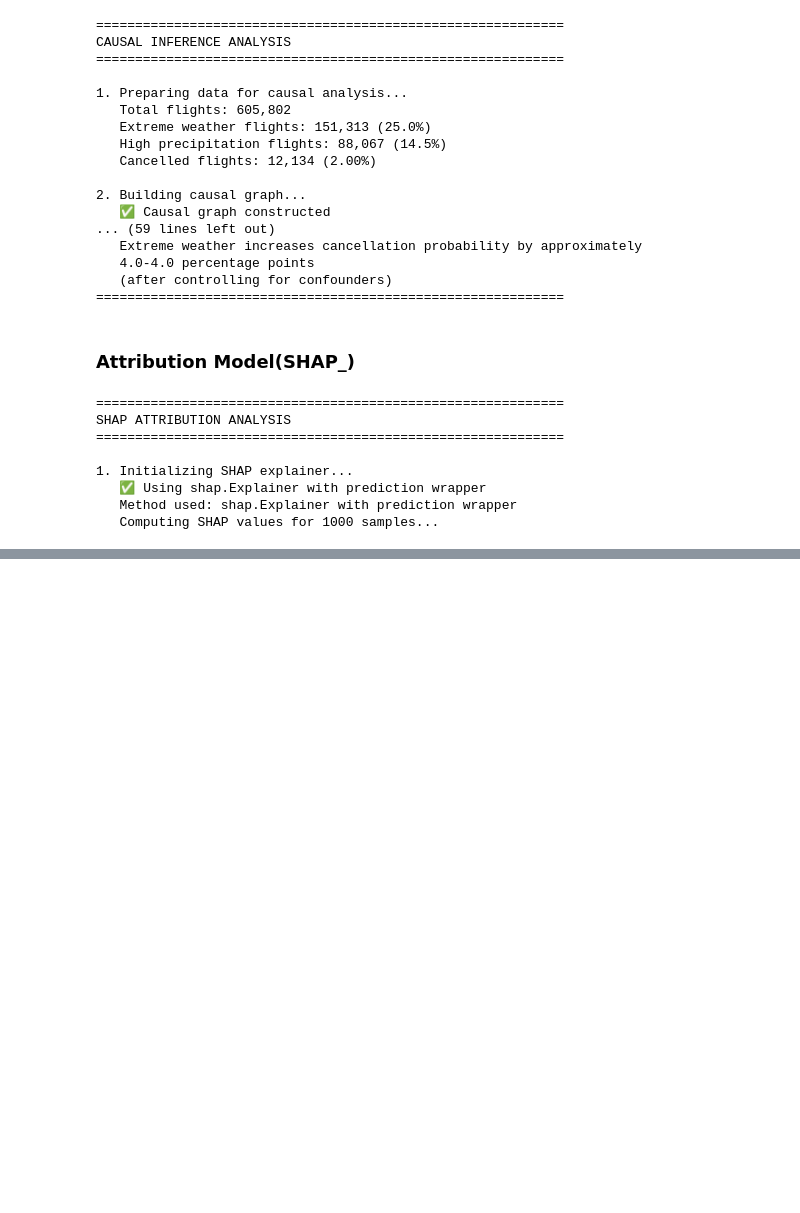
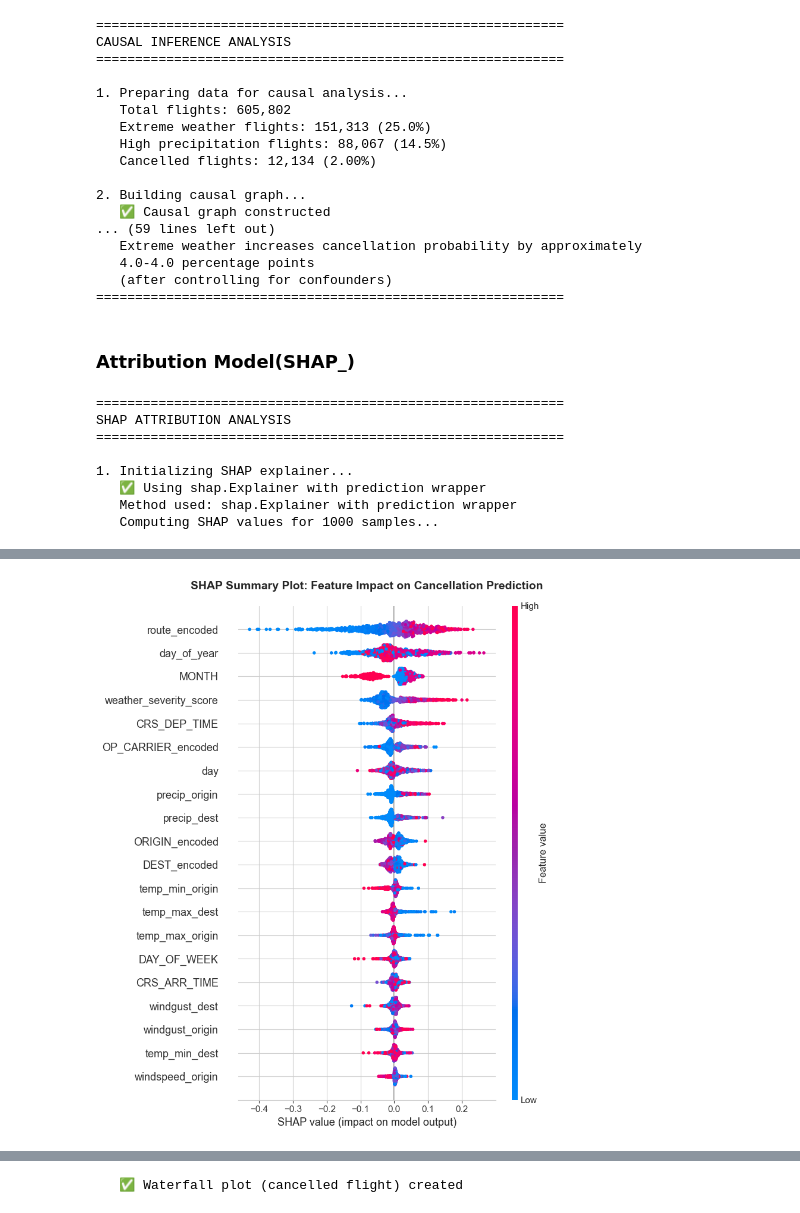
Before and after one commit to heyronith/causal-winds, a Jupyter notebook: project.ipynb, the cells around one changed output, grey strips where cells are left out. Cells and saved outputs as stored; diff of their text form; code cells hidden in the pictures; blank space fills up the shorter version.

```diff
--- a/project.ipynb
+++ b/project.ipynb
@@ -3093,13 +3093,32 @@ def xgb_predict_proba_wrapper(X):
     """Wrapper function for XGBoost predict_proba to work with SHAP"""
     return xgb_model_final.predict_proba(X)
 
+fallback_prediction_mean = float(xgb_model_final.predict_proba(X_train_scaled.iloc[:1000])[:, 1].mean())
+
+def scalar_expected_value(value, fallback=fallback_prediction_mean):
+    """Always return a float base value even if SHAP returns arrays."""
+    if value is None:
+        return fallback
+    try:
+        arr = np.asarray(value)
+        if arr.size == 0:
+            return fallback
+        return float(np.mean(arr))
+    except Exception:
+        try:
+            return float(value)
+        except Exception:
+            return fallback
+
 # Try multiple approaches to find one that works
 explainer = None
 explainer_method = None
 
 # Method 1: Use Explainer with prediction function (most compatible)
 try:
-    explainer = shap.Explainer(xgb_predict_proba_wrapper, X_train_scaled.iloc[:1000])
+    masker_sample = X_train_scaled.iloc[:1000]
+    masker = shap.maskers.Independent(masker_sample, max_samples=masker_sample.shape[0])
+    explainer = shap.Explainer(xgb_predict_proba_wrapper, masker=masker)
     explainer_method = "shap.Explainer with prediction wrapper"
     print("   ✅ Using shap.Explainer with prediction wrapper")
 except Exception as e:
@@ -3141,11 +3160,7 @@ if explainer_method == "KernelExplainer (fallback)":
     # KernelExplainer returns values for both classes, we want class 1 (cancelled)
     if isinstance(shap_values, list) and len(shap_values) == 2:
         shap_values = shap_values[1]  # Get values for positive class
-    expected_value = explainer.expected_value
-    if isinstance(expected_value, (list, np.ndarray)) and len(expected_value) > 0:
-        expected_value = expected_value[1] if len(expected_value) > 1 else expected_value[0]
-    else:
-        expected_value = float(expected_value) if hasattr(expected_value, '__float__') else 0.0
+    expected_value = scalar_expected_value(getattr(explainer, 'expected_value', None))
 else:
     # TreeExplainer and Explainer use callable syntax
     shap_result = explainer(X_test_sample)
@@ -3153,32 +3168,27 @@ else:
     # Handle different return formats
     if isinstance(shap_result, shap.Explanation):
         shap_values = shap_result.values
-        expected_value = shap_result.base_values
-        if isinstance(expected_value, np.ndarray) and len(expected_value) > 0:
-            # For binary classification, get the positive class value
-            if len(expected_value.shape) > 0 and expected_value.shape[0] > 1:
-                expected_value = expected_value[1] if expected_value.shape[0] > 1 else expected_value[0]
-            else:
-                expected_value = expected_value[0] if len(expected_value.shape) == 0 else float(expected_value)
-        else:
-            expected_value = float(expected_value) if hasattr(expected_value, '__float__') else 0.0
+        expected_value = scalar_expected_value(shap_result.base_values)
     else:
         shap_values = shap_result
-        # Get expected value from explainer
-        if hasattr(explainer, 'expected_value'):
-            expected_value = explainer.expected_value
-            if isinstance(expected_value, (list, np.ndarray)):
-                expected_value = expected_value[1] if len(expected_value) > 1 else expected_value[0]
-            else:
-                expected_value = float(expected_value) if hasattr(expected_value, '__float__') else 0.0
-        else:
-            # Compute expected value as mean prediction
-            expected_value = float(xgb_model_final.predict_proba(X_train_scaled.iloc[:1000])[:, 1].mean())
+        expected_value = scalar_expected_value(getattr(explainer, 'expected_value', None))
 
 # Ensure shap_values is 2D array (samples x features)
 if len(shap_values.shape) == 3:
     # If 3D (samples x features x classes), extract positive class
     shap_values = shap_values[:, :, 1] if shap_values.shape[2] > 1 else shap_values[:, :, 0]
+
+# Convert expected_value to array format (SHAP expects array, not scalar)
+# For binary classification, base_values should be array of shape (n_samples,)
+base_values_array = np.full(shap_values.shape[0], expected_value)
+
+# Convert to Explanation object for plotting compatibility
+shap_explanation = shap.Explanation(
+    values=shap_values,
+    base_values=base_values_array,
+    data=X_test_sample.values,
+    feature_names=list(X_test_sample.columns)
+)
 
 print("   ✅ SHAP values computed")
 print(f"   Expected value (base prediction): {expected_value:.4f}")
@@ -3221,7 +3231,7 @@ for i, row in comparison.head(5).iterrows():
 print("\n3. Creating SHAP summary plot...")
 
 plt.figure(figsize=(12, 8))
-shap.summary_plot(shap_values, X_test_sample, max_display=20, show=False)
+shap.summary_plot(shap_explanation, max_display=20, show=False)
 plt.title('SHAP Summary Plot: Feature Impact on Cancellation Prediction',
           fontsize=14, fontweight='bold', pad=20)
 plt.tight_layout()
@@ -3236,7 +3246,7 @@ print("   ✅ Summary plot created")
 print("\n4. Creating SHAP bar plot...")
 
 plt.figure(figsize=(12, 8))
-shap.plots.bar(shap_values, max_display=20, show=False)
+shap.plots.bar(shap_explanation, max_display=20, show=False)
 plt.title('SHAP Bar Plot: Mean Absolute Feature Impact',
           fontsize=14, fontweight='bold', pad=20)
 plt.tight_layout()
@@ -3308,12 +3318,7 @@ if len(cancelled_indices) > 0:
     cancelled_row_idx = X_test_sample.index.get_loc(cancelled_indices[0]) if cancelled_indices[0] in X_test_sample.index else 0
     plt.figure(figsize=(10, 8))
     shap.waterfall_plot(
-        shap.Explanation(
-            values=shap_values[cancelled_row_idx],
-            base_values=expected_value,
-            data=X_test_sample.iloc[cancelled_row_idx],
-            feature_names=X_test_sample.columns
-        ),
+        shap_explanation[cancelled_row_idx],
         max_display=15,
         show=False
     )
@@ -3327,12 +3332,7 @@ if len(not_cancelled_indices) > 0:
     not_cancelled_row_idx = X_test_sample.index.get_loc(not_cancelled_indices[0]) if not_cancelled_indices[0] in X_test_sample.index else 0
     plt.figure(figsize=(10, 8))
     shap.waterfall_plot(
-        shap.Explanation(
-            values=shap_values[not_cancelled_row_idx],
-            base_values=expected_value,
-            data=X_test_sample.iloc[not_cancelled_row_idx],
-            feature_names=X_test_sample.columns
-        ),
+        shap_explanation[not_cancelled_row_idx],
         max_display=15,
         show=False
     )
@@ -3459,0 +3476 @@ SHAP ATTRIBUTION ANALYSIS
+[figure, added]
@@ -3460,0 +3499 @@ TypeError: unsupported format string passed to numpy.ndarray.__format__
+   ✅ Waterfall plot (cancelled flight) created
```
Also changed, not shown: parts of 1 cell of this notebook.
